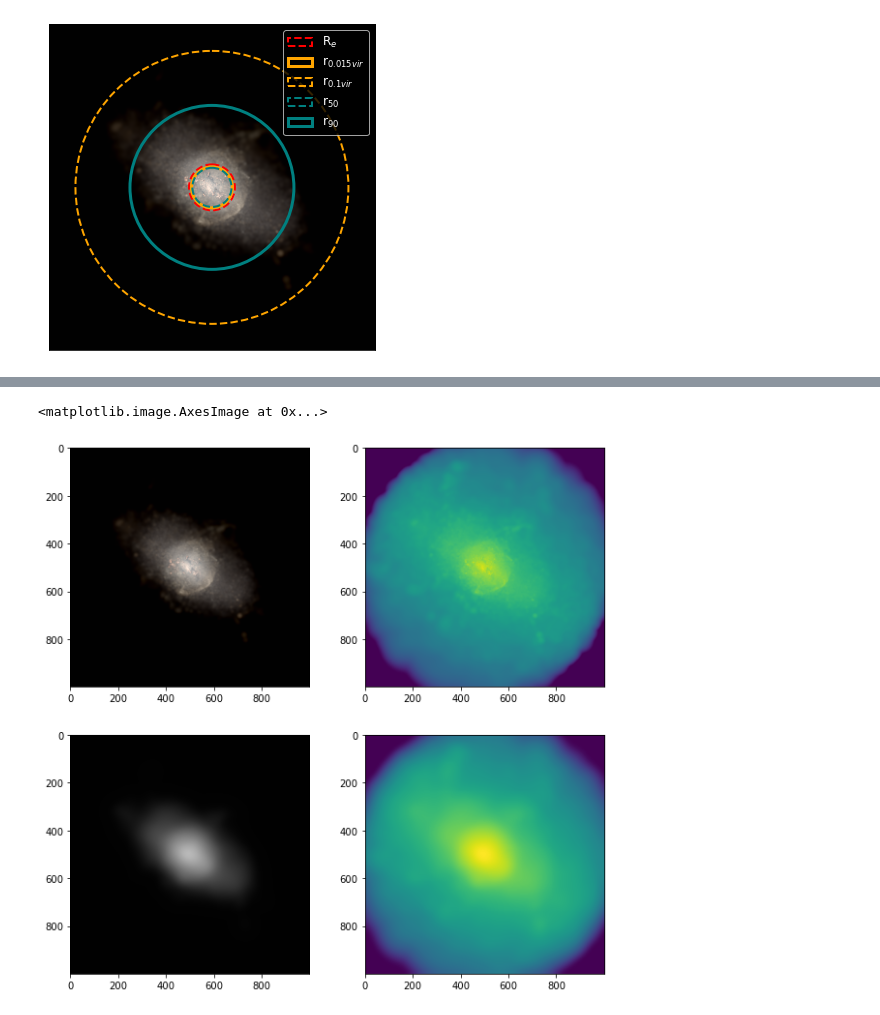
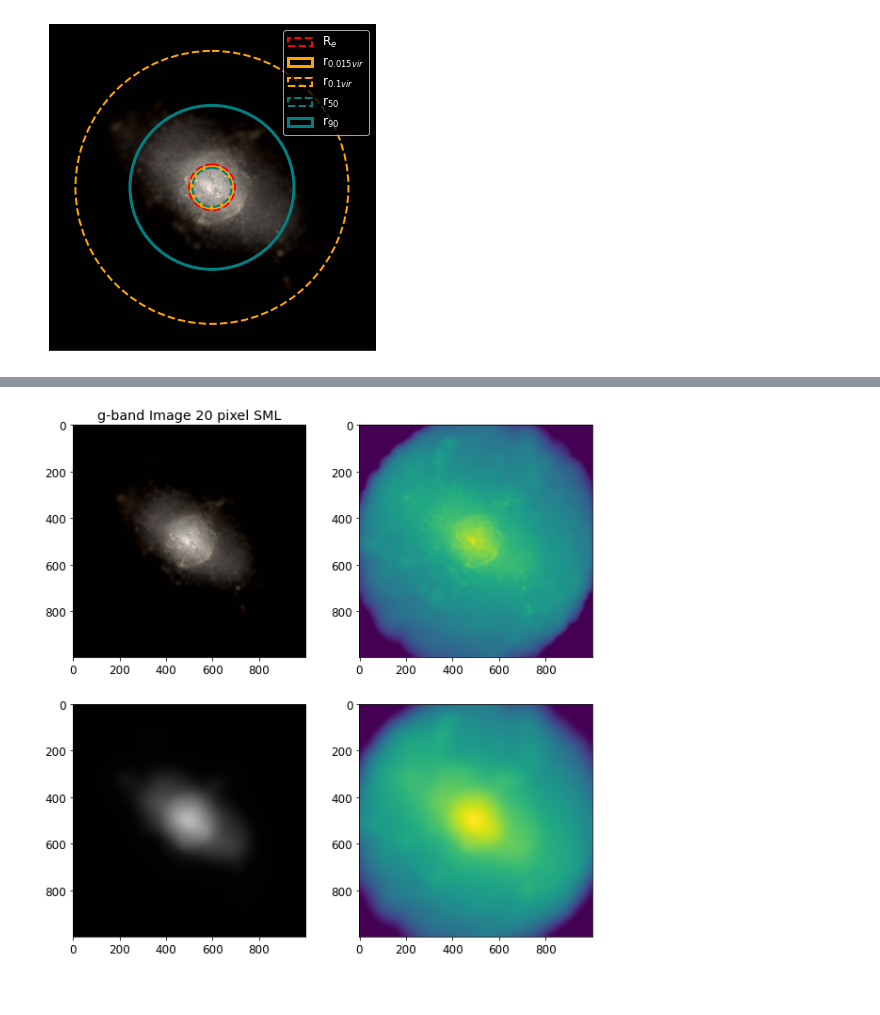
Before and after one commit to courtk32/mockobservation-tools, a Jupyter notebook: examples/Smoothing_vs_Binning.ipynb, the cells around one changed output, grey strips where cells are left out. Drawn from its saved outputs; the diff is of its cells as text; code cells hidden in the pictures.

```diff
--- a/examples/Smoothing_vs_Binning.ipynb
+++ b/examples/Smoothing_vs_Binning.ipynb
@@ -96,7 +72,12 @@ mock_image_files/m10c_res500_mockimage_zx_FOV3_p1000.npy
 [figure]
 ... (108 outputs left out)
 # %%
+image_index = 42
+
 band = 1 #g-band
 
-band_image = np.load('mock_image_files/m11c_res2100_ugrband_xy_FOV20_p1000.npy')[band]
-mock_image = np.load('mock_image_files/m11c_res2100_mockimage_xy_FOV20_p1000.npy')
+band_image = np.load(band_image_files[image_index])[band]
+print(band_image_files[image_index])
+
+mock_image = np.load(mock_image_files[image_index])
+print(mock_image_files[image_index])
@@ -147,17 +146,27 @@ plt.show()
 # %% [output]
 [figure]
 # %%
-fig, ax = plt.subplots(figsize=(10, 10))
-mock_image = band_image[0:20,0:20]
-mock_image[5,3] = .4
-mock_image[9,15] = .9
-mock_image[17,10] = .6
+
+test_image = np.ones((20,20))
+
+test_image[5,3] = 1.4
+test_image[9,15] = 1.9
+test_image[17,10] = 1.6
+
+fig, ax = plt.subplots(1,4,figsize=(15, 5))
 
 
-ax.imshow(mock_image,cmap='gray')
+ax[0].imshow(test_image,cmap='gray')
+ax[0].set_title('Point Source')
 
-mock_image_smoothed = gaussian_filter(mock_image, sigma = 2)
+ax[1].imshow(gaussian_filter(test_image, sigma = 1),cmap='gray')
+ax[1].set_title('SML = 1 pixel')
 
-#ax.imshow(mock_image_smoothed,cmap='gray')
-#ax[1,1].imshow(np.log10(band_image_smoothed+1))
+ax[2].imshow(gaussian_filter(test_image, sigma = 2),cmap='gray')
+ax[2].set_title('SML = 2 pixel')
+
+ax[3].imshow(gaussian_filter(test_image, sigma = 4),cmap='gray')
+ax[3].set_title('SML = 4 pixel')
+
+plt.show()
 # %% [output]
@@ -165,17 +174,23 @@ mock_image_smoothed = gaussian_filter(mock_image, sigma = 2)
 # %%
 fig, ax = plt.subplots(2,2,figsize=(10, 10))
 
 ax[0,0].imshow(mock_image)
+ax[0,0].set_title("Mock Image Simulation Resolution")
 ax[0,1].imshow(np.log10(band_image+1))
+ax[0,0].set_title("g-band Image Simulation Resolution")
 
 band_image_smoothed = gaussian_filter(band_image, sigma = 20)
+ax[0,0].set_title("Mock Image 20 pixel SML")
+
 mock_image_smoothed = gaussian_filter(mock_image, sigma = 20)
+ax[0,0].set_title("g-band Image 20 pixel SML")
 
 ax[1,0].imshow(mock_image_smoothed)
 ax[1,1].imshow(np.log10(band_image_smoothed+1))
+
+plt.show()
 # %% [output]
-<matplotlib.image.AxesImage at 0x...>
-[figure, old version]
+[figure, new version]
 # %%
 fig, ax = plt.subplots(2,3,figsize=(14, 10))
 
```
Also changed, not shown: parts of 11 cells of this notebook.
